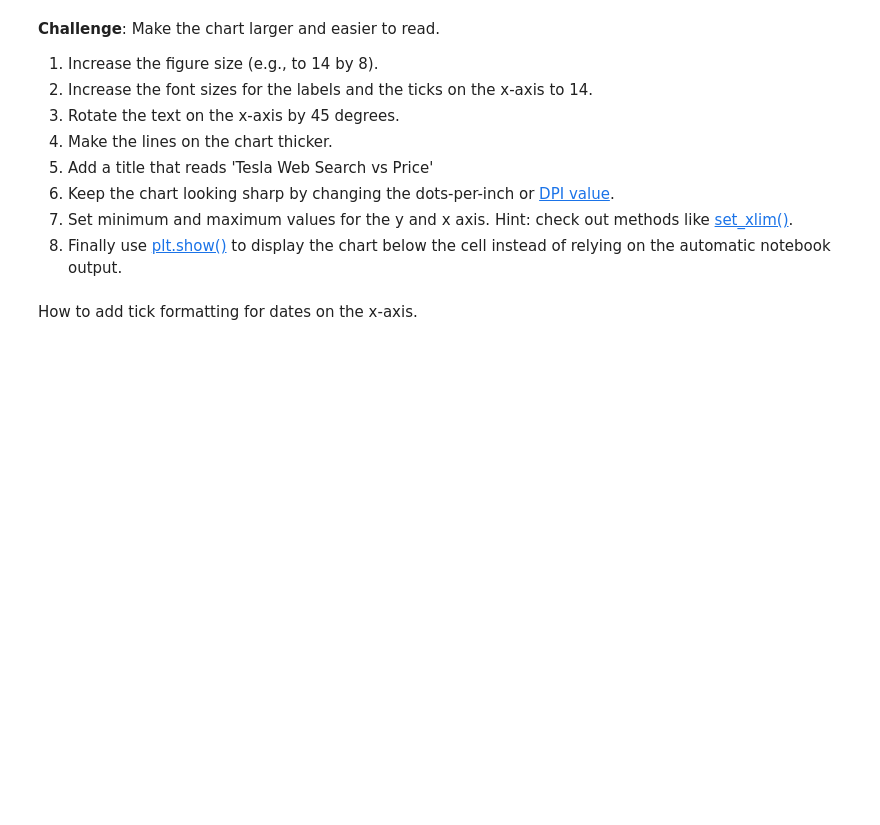
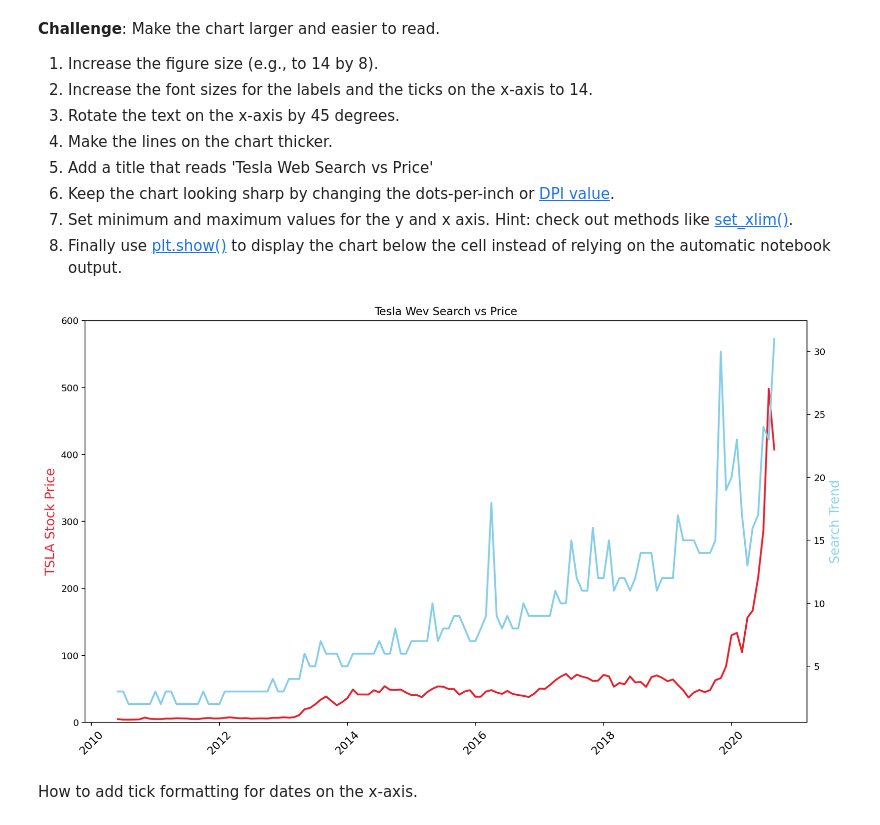
Before and after one commit to kvanst3/Backend, a Jupyter notebook: Data Science/Google Trends Data Viz/Google Trends and Data Visualisation (start).ipynb, the cells around one changed output. Cells and saved outputs as stored; diff of their text form; code cells hidden in the pictures; blank space fills up the shorter version.

Commit message:
beautifing chart

```diff
--- a/Data Science/Google Trends Data Viz/Google Trends and Data Visualisation (start).ipynb
+++ b/Data Science/Google Trends Data Viz/Google Trends and Data Visualisation (start).ipynb
@@ -220,6 +220,21 @@ ax2.plot(df_tesla.MONTH, df_tesla.TSLA_WEB_SEARCH, color='skyblue')
 6. Keep the chart looking sharp by changing the dots-per-inch or [DPI value](https://matplotlib.org/3.1.1/api/_as_gen/matplotlib.pyplot.figure.html).
 7. Set minimum and maximum values for the y and x axis. Hint: check out methods like [set_xlim()](https://matplotlib.org/3.1.1/api/_as_gen/matplotlib.axes.Axes.set_xlim.html).
 8. Finally use [plt.show()](https://matplotlib.org/3.2.1/api/_as_gen/matplotlib.pyplot.show.html) to display the chart below the cell instead of relying on the automatic notebook output.
+# %%
+plt.figure(figsize=(14,8), dpi=180)
+plt.xticks(rotation=45, fontsize=12)
+plt.title('Tesla Wev Search vs Price')
+ax1 = plt.gca()
+ax2 = ax1.twinx()
+ax1.set_ylabel('TSLA Stock Price', color='#E6232E', fontsize=14) # can use a HEX code
+ax2.set_ylabel('Search Trend', color='skyblue', fontsize=14) # or a named colour
+ax1.set_ylim([0, 600])
+# ax1.set_xlim([df_tesla.MONTH.min(), df_tesla.MONTH.max()])
+ax1.plot(df_tesla.MONTH, df_tesla.TSLA_USD_CLOSE, color='#E6232E', linewidth=2)
+ax2.plot(df_tesla.MONTH, df_tesla.TSLA_WEB_SEARCH, color='skyblue', linewidth=2)
+# plt.show()  #aparently not needed as the chart displays correctly. could be legacy..
+# %% [output]
+[figure, added]
 # %% [markdown]
 How to add tick formatting for dates on the x-axis.
 # %% [markdown]
```
